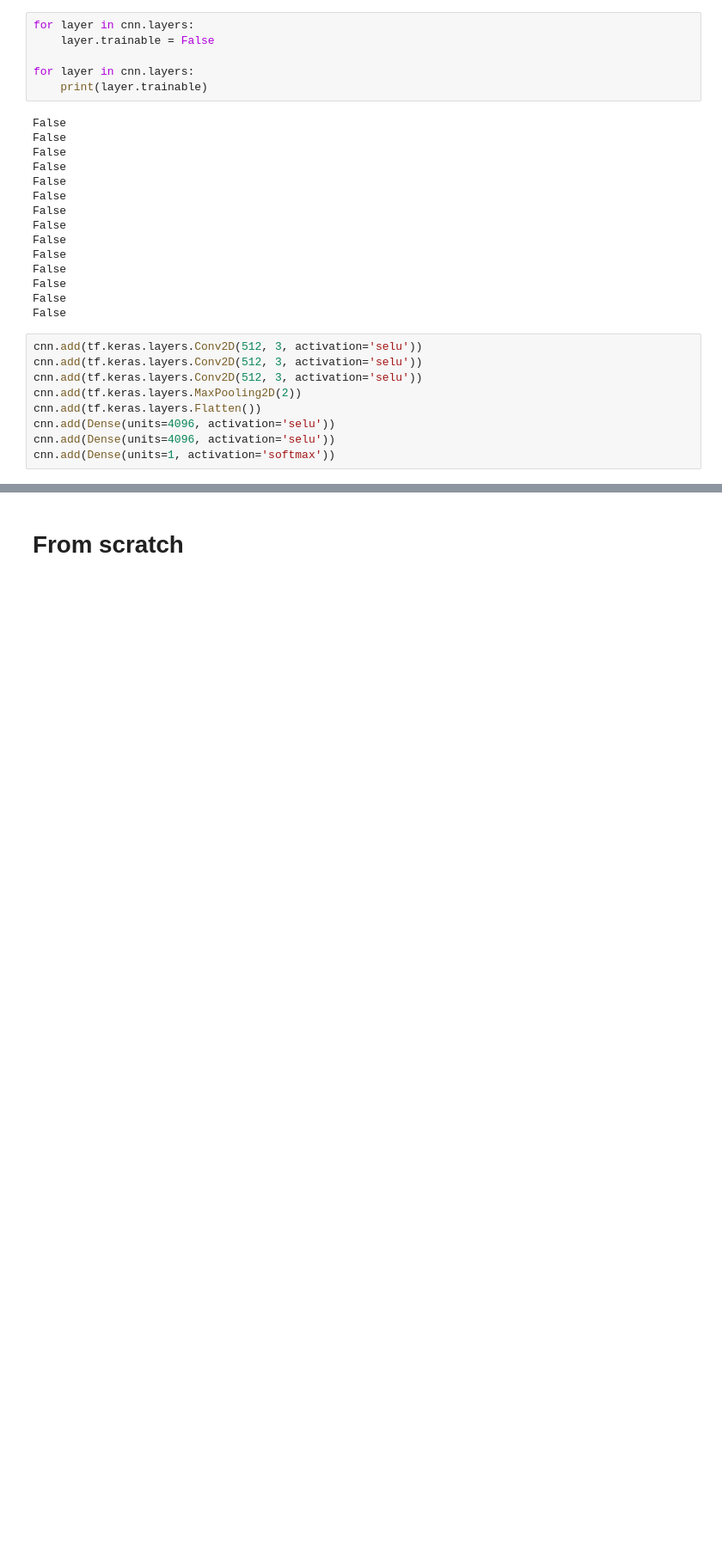
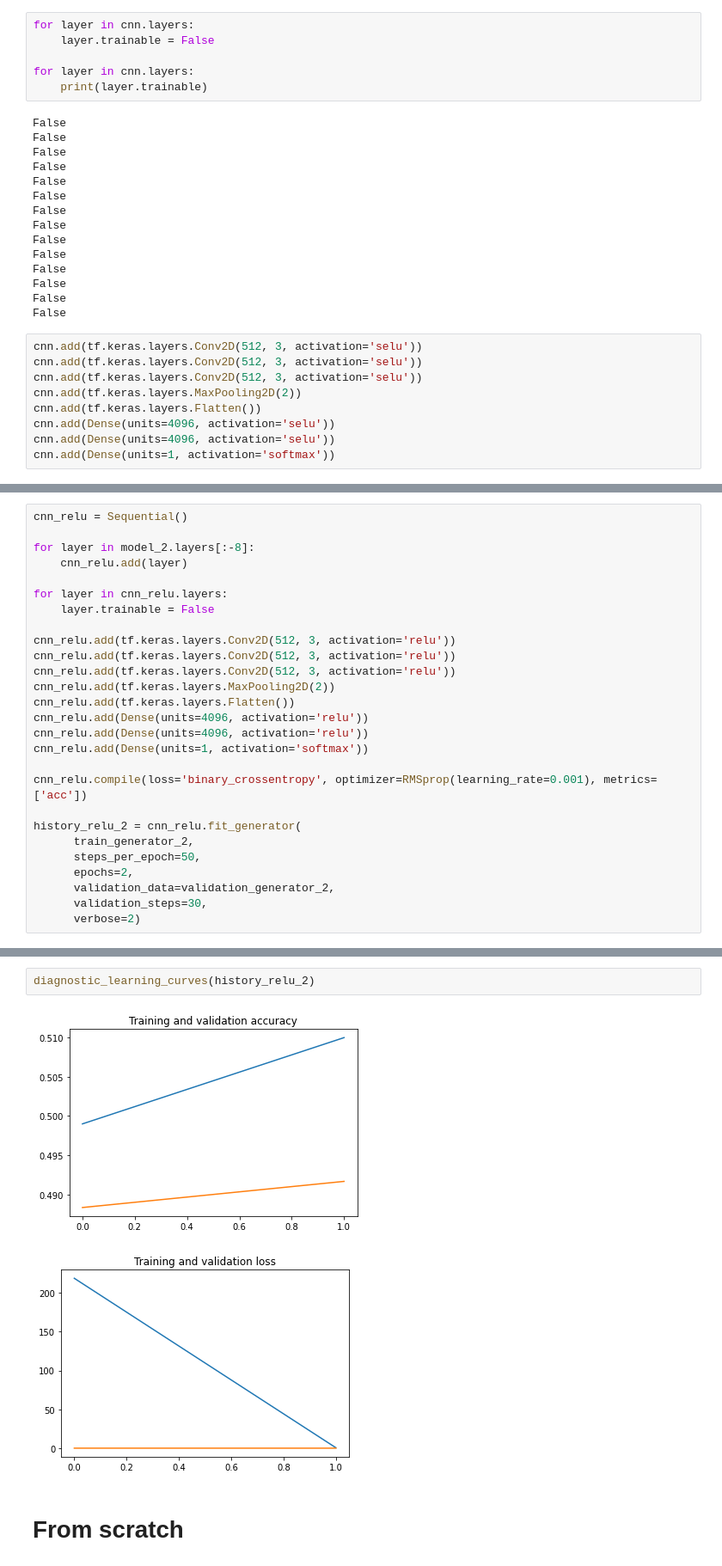
Before and after one commit to Dormanus/car_vs_flower, a Jupyter notebook: tp_car_vs_flower_Castello_Toguen_Khimoud.ipynb, the cells around one changed output, grey strips where cells are left out. Shown: that part at 86% size. Saved outputs shown, nothing was run; the diff lists cells and outputs as text; blank space fills up the shorter version.

```diff
--- a/tp_car_vs_flower_Castello_Toguen_Khimoud.ipynb
+++ b/tp_car_vs_flower_Castello_Toguen_Khimoud.ipynb
@@ -350,0 +409,27 @@ Epoch 2/2
+# %%
+cnn_relu = Sequential()
+
+for layer in model_2.layers[:-8]:
+    cnn_relu.add(layer)
+
+for layer in cnn_relu.layers:
+    layer.trainable = False
+
+cnn_relu.add(tf.keras.layers.Conv2D(512, 3, activation='relu'))
+cnn_relu.add(tf.keras.layers.Conv2D(512, 3, activation='relu'))
+cnn_relu.add(tf.keras.layers.Conv2D(512, 3, activation='relu'))
+cnn_relu.add(tf.keras.layers.MaxPooling2D(2))
+cnn_relu.add(tf.keras.layers.Flatten())
+cnn_relu.add(Dense(units=4096, activation='relu'))
+cnn_relu.add(Dense(units=4096, activation='relu'))
+cnn_relu.add(Dense(units=1, activation='softmax'))
+
+cnn_relu.compile(loss='binary_crossentropy', optimizer=RMSprop(learning_rate=0.001), metrics=['acc'])
+
+history_relu_2 = cnn_relu.fit_generator(
+      train_generator_2,
+      steps_per_epoch=50,
+      epochs=2,
+      validation_data=validation_generator_2,
+      validation_steps=30,
+      verbose=2)
@@ -356,3 +446,8 @@ diagnostic_learning_curves(history_2)
+# %%
+diagnostic_learning_curves(history_relu_2)
+# %% [output]
+[figure, added]
+[figure, added]
 # %% [markdown]
 # From scratch
 # %%
```
Also changed, not shown: parts of 20 cells of this notebook.
